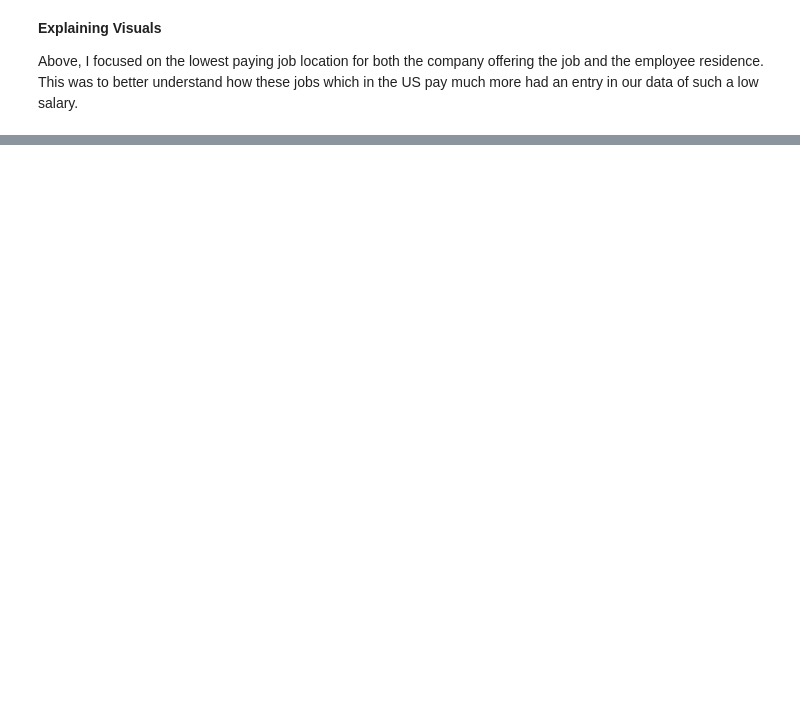
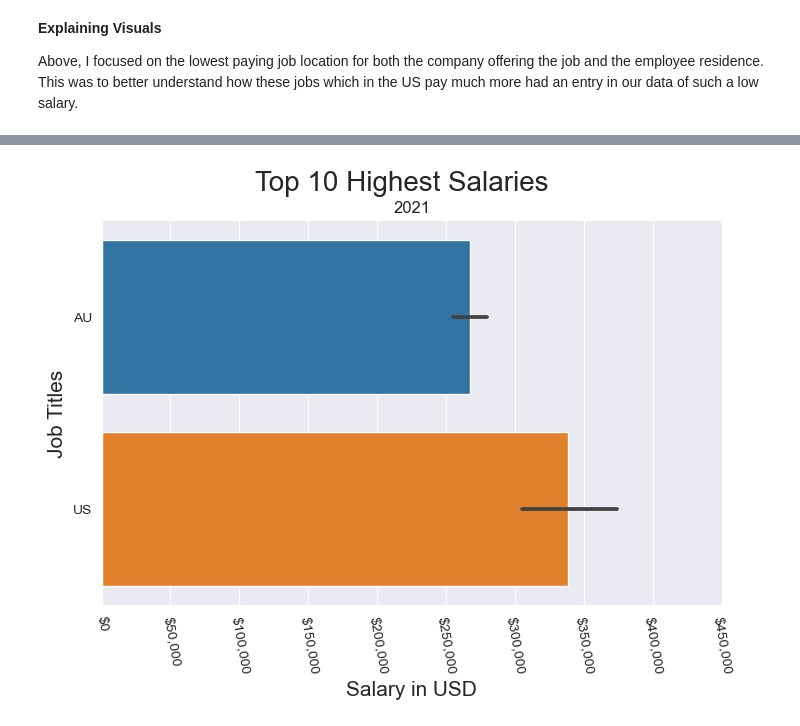
Before and after one commit to SantosAbimaelRomero/Cyber-Security-Salaries, a Jupyter notebook: Cyber Security Salary Presentation.ipynb, the cells around one changed output, grey strips where cells are left out. Drawn from its saved outputs; the diff is of its cells as text; code cells hidden in the pictures; blank space fills up the shorter version.

```diff
--- a/Cyber Security Salary Presentation.ipynb
+++ b/Cyber Security Salary Presentation.ipynb
@@ -437,0 +444,4 @@ It is hard to see how to start in the cyber security field with these numbers. O
+# %%
+top_10(df_2021, 'company_location')
+# %% [output]
+[figure, added]
```
Also changed, not shown: parts of 27 cells of this notebook.
